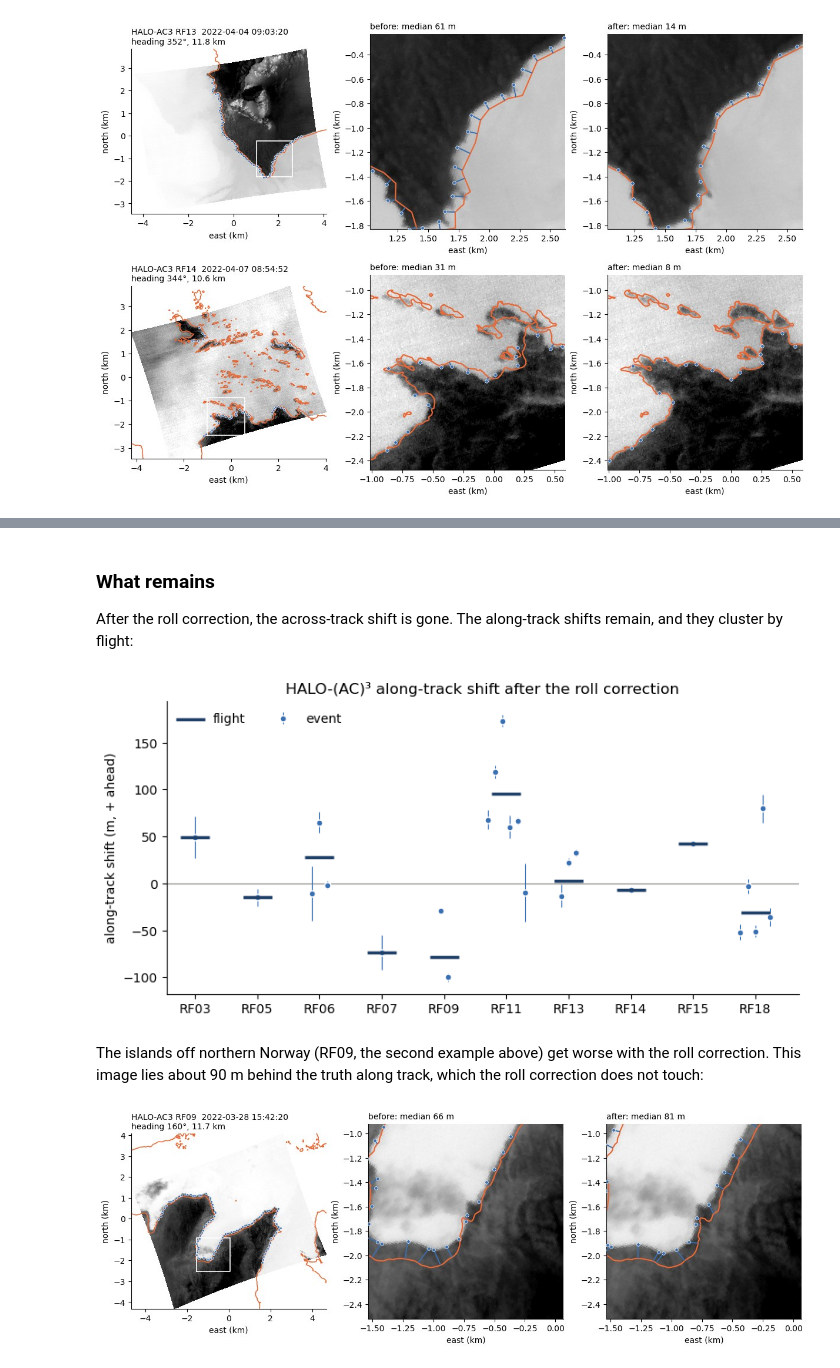
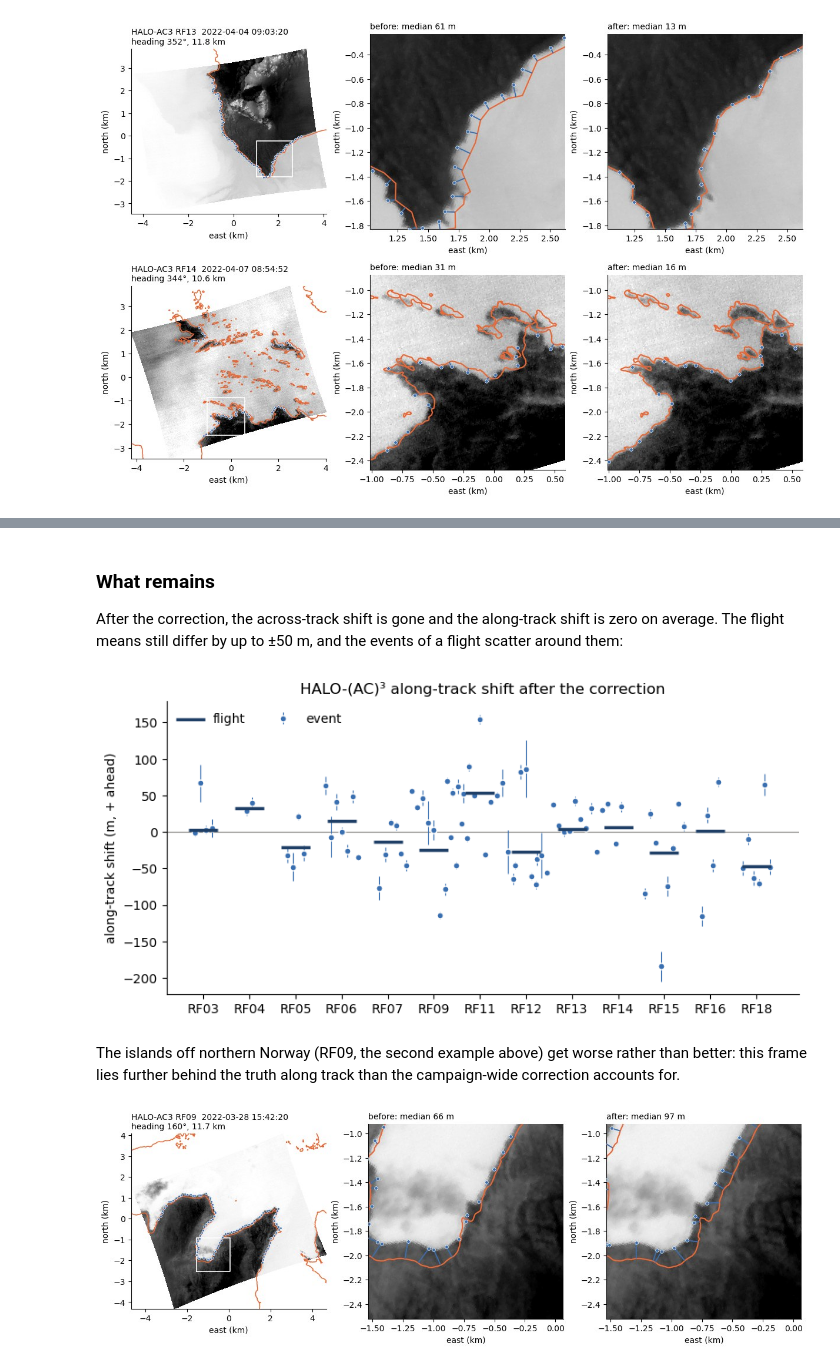
Before and after one commit to radiation-lim/pyVELOX, a Jupyter notebook: velox_tools/notebooks/06_shoreline_validation.ipynb, the cells around one changed output, grey strips where cells are left out. Saved outputs shown, nothing was run; the diff lists cells and outputs as text; code cells hidden in the pictures.

```diff
--- a/velox_tools/notebooks/06_shoreline_validation.ipynb
+++ b/velox_tools/notebooks/06_shoreline_validation.ipynb
@@ -23,6 +23,7 @@ plt.rcParams.update({'figure.dpi': 100, 'axes.spines.top': False, 'axes.spines.r
 pd.set_option('display.width', 200)
 
 CHANNEL = 1                                       # the labelled channel
+SKY = ('clear', 'partly cloudy', 'unrated')       # events rated cloudy or unusable are left out
 events = shoreline.read_events()                  # coastline passages of all flights (find_all_events)
 store = shoreline.LabelStore('shoreline_labels')  # labels and sky ratings of shoreline_calibration.ipynb
 # %% [markdown]
@@ -248,7 +249,7 @@ show_jpeg(fig)
 
 The distance of every labelled pixel from the reference shoreline, with `georef_paulr` as shipped, no correction. For scale, the ground size of a nadir pixel of each labelled frame:
 # %%
-frames = shoreline.frames_from_labels(store, sky=('clear', 'partly cloudy'), channel=CHANNEL)
+frames = shoreline.frames_from_labels(store, sky=SKY, channel=CHANNEL)
 by_campaign = {c: [f for f in frames if f.campaign == c] for c in sorted({f.campaign for f in frames})}
 
 
@@ -365,5 +371,5 @@ For HALO-(AC)³, a roll correction of -0.35° (70 m at 12 km) lowers the held-ou
 # %%
-result = shoreline.fit(by_campaign['HALO-AC3'], params=('roll',))
+result = shoreline.fit(by_campaign['HALO-AC3'], params=('roll', 'pitch', 'yaw', 'dt'))
 correction = result.correction
 print('HALO-AC3 correction:', {k: round(float(v), 3) for k, v in correction.items()})
 # %% [output]
@@ -400,29 +406,29 @@ ax.legend(frameon=False);
 # %% [markdown]
 ### What remains
 
-After the roll correction, the across-track shift is gone. The along-track shifts remain, and they cluster by flight:
+After the correction, the across-track shift is gone and the along-track shift is zero on average. The flight means still differ by up to ±50 m, and the events of a flight scatter around them:
 # %%
 after = shoreline.body_frame_residuals(by_campaign['HALO-AC3'], correction)
 per_event = shoreline.body_frame_shift(after, by=['flight', 'event_id']).reset_index()
 per_flight = shoreline.body_frame_shift(after, by='flight')
 
 flights = sorted(per_event['flight'].unique())
 x = {f: i for i, f in enumerate(flights)}
 size = per_event.groupby('flight')['flight'].transform('size')
 jitter = per_event.groupby('flight').cumcount() * 0.12 - 0.12 * (size - 1) / 2
 fig, ax = plt.subplots(figsize=(9, 4.2))
 ax.axhline(0, color='#8a8986', lw=0.8)
 ax.errorbar(per_event['flight'].map(x) + jitter, per_event['along'], per_event['along_err'], fmt='o', ms=5,
             color='#3a6fb0', elinewidth=0.8, markeredgecolor='white', label='event')
 ax.scatter([x[f] for f in per_flight.index], per_flight['along'], marker='_', s=500, color='#1f3f66', lw=2.5,
            zorder=4, label='flight')
 ax.set_xticks(range(len(flights)), flights)
-ax.set(ylabel='along-track shift (m, + ahead)', title='HALO-(AC)³ along-track shift after the roll correction')
+ax.set(ylabel='along-track shift (m, + ahead)', title='HALO-(AC)³ along-track shift after the correction')
 ax.legend(frameon=False, ncols=2, loc='upper left');
 # %% [output]
-[figure, old version]
+[figure, new version]
 # %% [markdown]
-The islands off northern Norway (RF09, the second example above) get worse with the roll correction. This image lies about 90 m behind the truth along track, which the roll correction does not touch:
+The islands off northern Norway (RF09, the second example above) get worse rather than better: this frame lies further behind the truth along track than the campaign-wide correction accounts for.
 # %%
 examples['HALO-AC3_RF09_154220'] = load_example('HALO-AC3_RF09_154220', correction)
 fig, row = plt.subplots(1, 3, figsize=(12, 4.1), layout='constrained')
```
Also changed, not shown: parts of 18 cells of this notebook.
